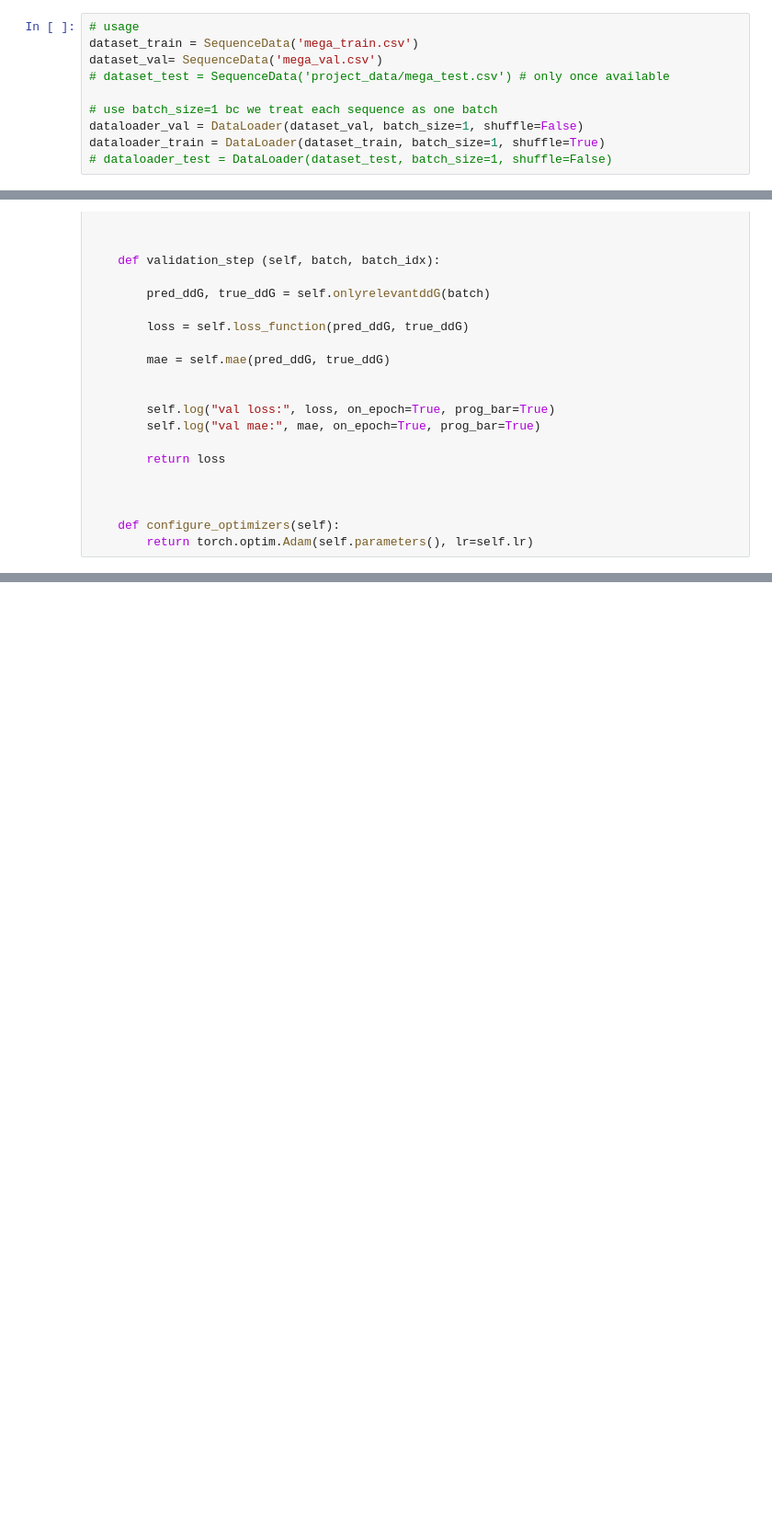
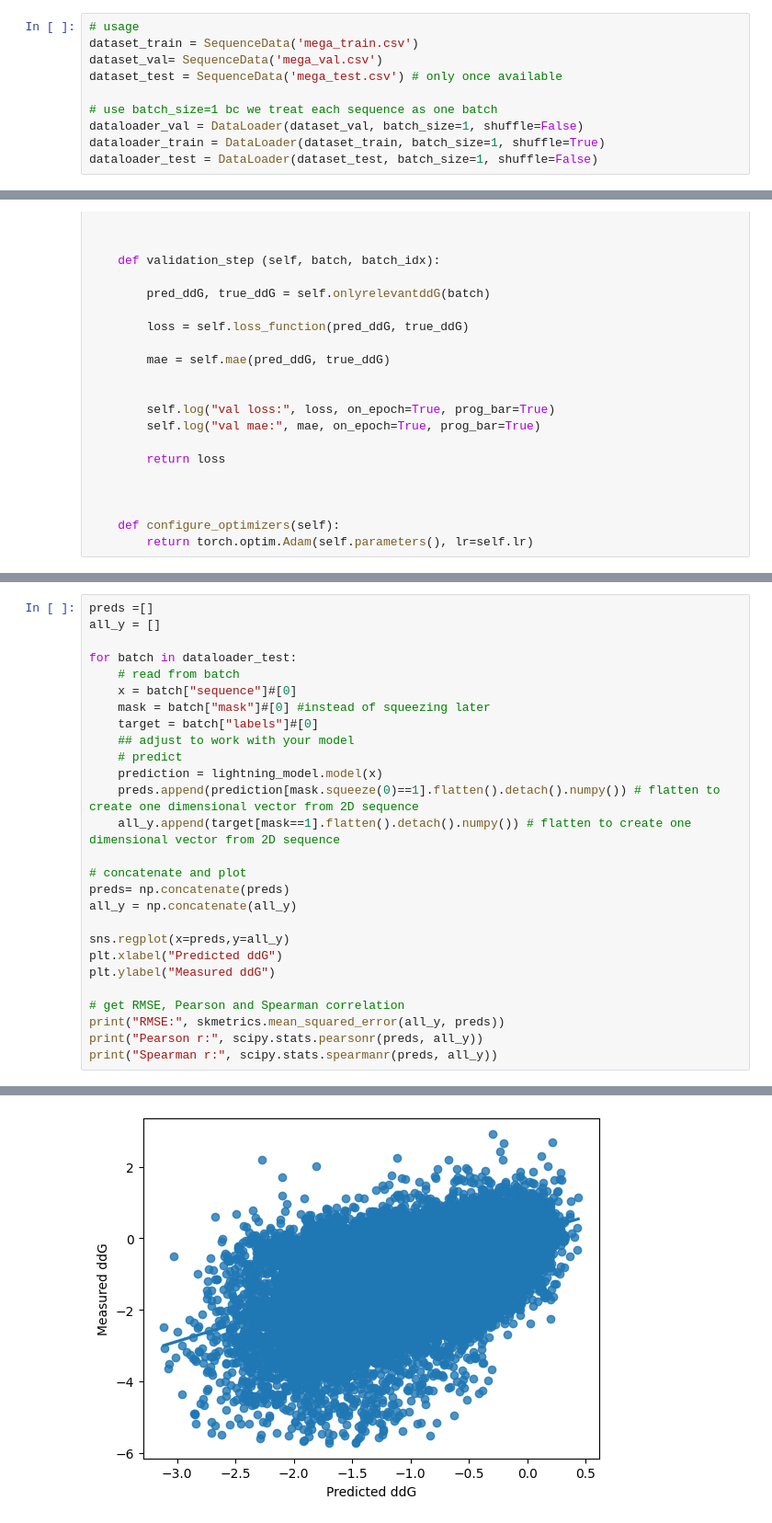
Before and after one commit to tpayer-eng/tn, a Jupyter notebook: project-tn/CNN1_t.ipynb, the cells around one changed output, grey strips where cells are left out. Shown at 92% size. Cells and saved outputs as stored; diff of their text form; blank space fills up the shorter version.

```diff
--- a/project-tn/CNN1_t.ipynb
+++ b/project-tn/CNN1_t.ipynb
@@ -113,12 +113,12 @@ class SequenceData(Dataset):
 # usage
 dataset_train = SequenceData('mega_train.csv')
 dataset_val= SequenceData('mega_val.csv')
-# dataset_test = SequenceData('project_data/mega_test.csv') # only once available
+dataset_test = SequenceData('mega_test.csv') # only once available
 
 # use batch_size=1 bc we treat each sequence as one batch
 dataloader_val = DataLoader(dataset_val, batch_size=1, shuffle=False)
 dataloader_train = DataLoader(dataset_train, batch_size=1, shuffle=True)
-# dataloader_test = DataLoader(dataset_test, batch_size=1, shuffle=False)
+dataloader_test = DataLoader(dataset_test, batch_size=1, shuffle=False)
 # %%
 ### 3. Data exploration ###
 
@@ -355,0 +360,28 @@ Spearman r: SignificanceResult(statistic=0.5653940007899593, pvalue=0.0)
+# %%
+preds =[]
+all_y = []
+
+for batch in dataloader_test:
+    # read from batch
+    x = batch["sequence"]#[0]
+    mask = batch["mask"]#[0] #instead of squeezing later
+    target = batch["labels"]#[0]
+    ## adjust to work with your model
+    # predict
+    prediction = lightning_model.model(x)
+    preds.append(prediction[mask.squeeze(0)==1].flatten().detach().numpy()) # flatten to create one dimensional vector from 2D sequence
+    all_y.append(target[mask==1].flatten().detach().numpy()) # flatten to create one dimensional vector from 2D sequence
+
+# concatenate and plot
+preds= np.concatenate(preds)
+all_y = np.concatenate(all_y)
+
+sns.regplot(x=preds,y=all_y)
+plt.xlabel("Predicted ddG")
+plt.ylabel("Measured ddG")
+
+# get RMSE, Pearson and Spearman correlation
+print("RMSE:", skmetrics.mean_squared_error(all_y, preds))
+print("Pearson r:", scipy.stats.pearsonr(preds, all_y))
+print("Spearman r:", scipy.stats.spearmanr(preds, all_y))
+# %% [output]
@@ -355,0 +391 @@ Spearman r: SignificanceResult(statistic=0.5653940007899593, pvalue=0.0)
+[figure, added]
```
Also changed, not shown: parts of 4 cells of this notebook, 23 other files.
